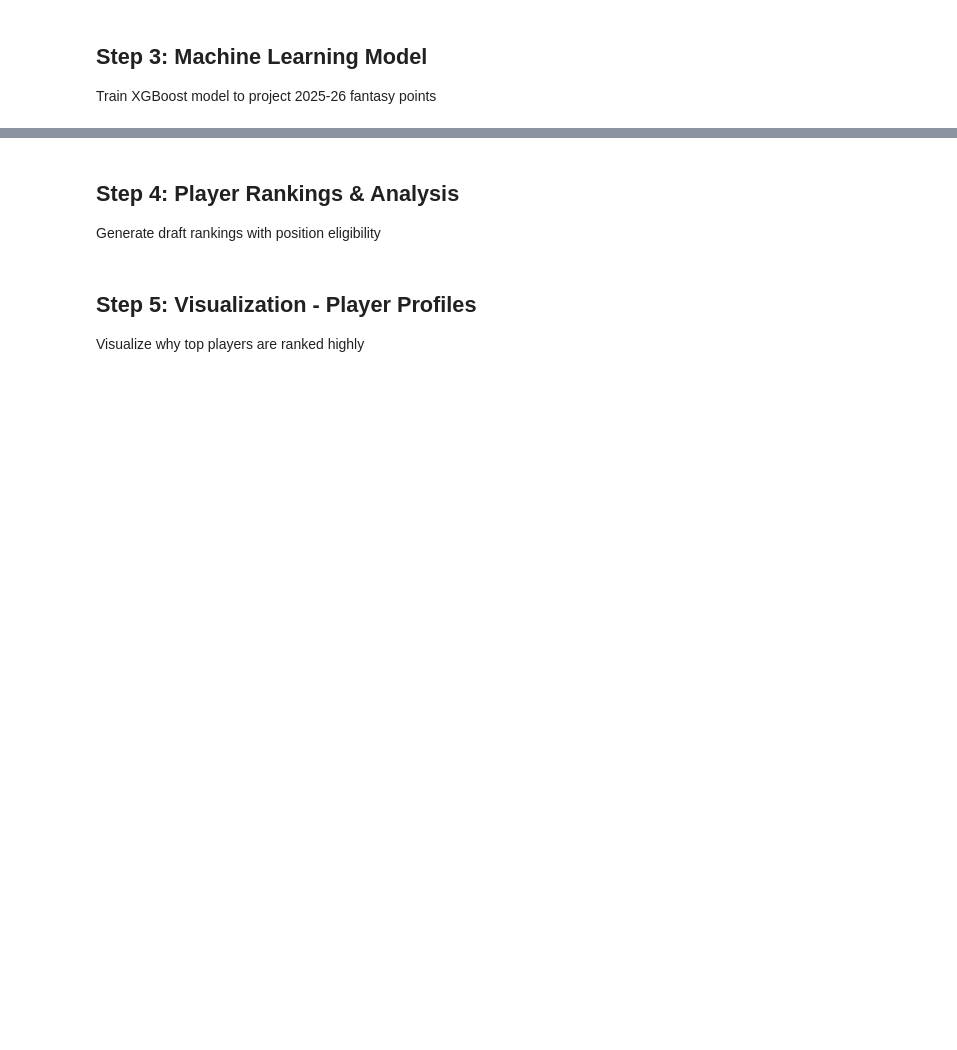
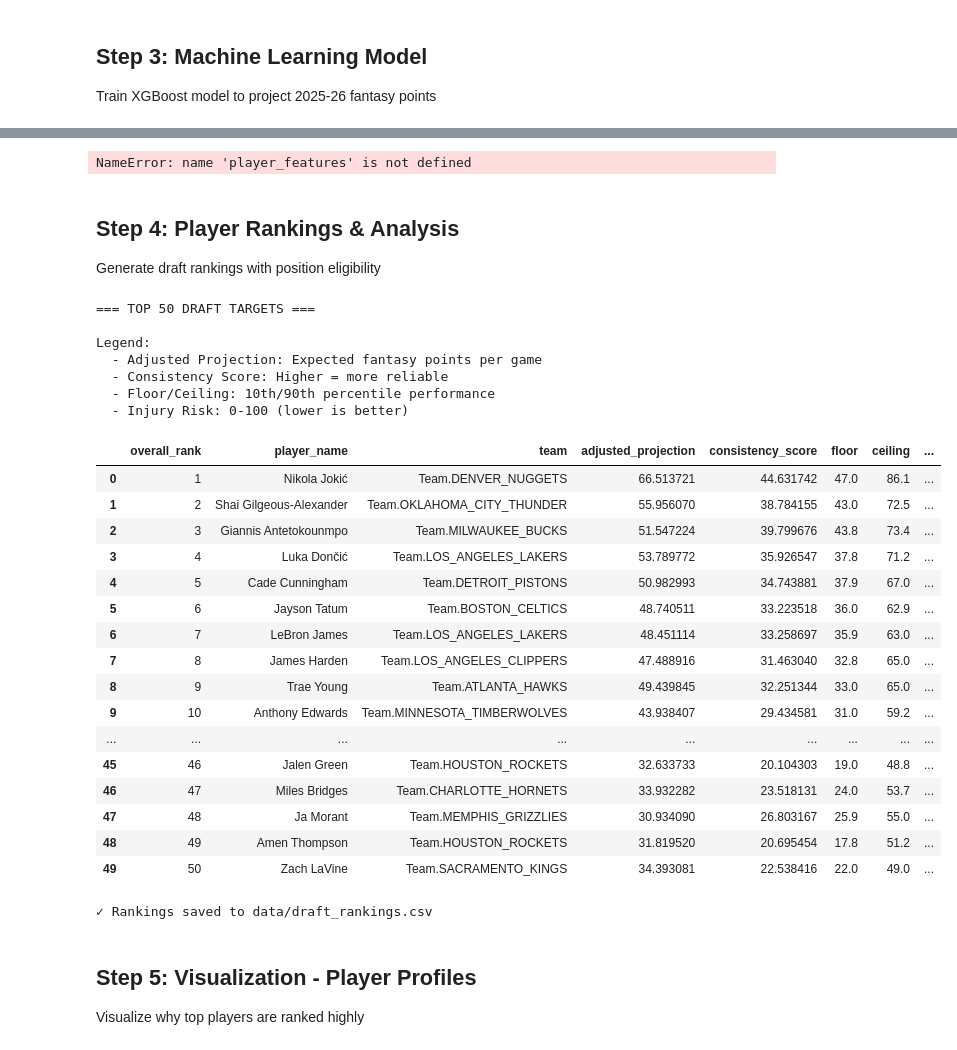
Before and after one commit to min-is/yahoo-nba-fantasy-draft, a Jupyter notebook: NBA_Fantasy_Draft_Tool.ipynb, the cells around one changed output, grey strips where cells are left out. Saved outputs shown, nothing was run; the diff lists cells and outputs as text; code cells hidden in the pictures; blank space fills up the shorter version.

```diff
--- a/NBA_Fantasy_Draft_Tool.ipynb
+++ b/NBA_Fantasy_Draft_Tool.ipynb
@@ -67,0 +152,37 @@ print(f"  - Seasons: {sorted(game_logs['season_end_year'].unique())}")
+# %%
+# Run this BEFORE the feature engineering step to convert Team enums to strings
+# This will make the data easier to work with
+
+print("Converting Team enum objects to strings...")
+
+# Convert team column to string
+if 'team' in game_logs.columns:
+    game_logs['team'] = game_logs['team'].astype(str)
+    print(f"✓ Converted {len(game_logs)} team values to strings")
+
+    # Show sample values
+    print("\nSample converted team values:")
+    print(game_logs['team'].value_counts().head(5))
+
+# Also convert opponent column if it exists
+if 'opponent' in game_logs.columns:
+    game_logs['opponent'] = game_logs['opponent'].astype(str)
+    print(f"✓ Converted opponent values to strings")
+
+# Convert location column if it exists and is enum
+if 'location' in game_logs.columns:
+    try:
+        game_logs['location'] = game_logs['location'].astype(str)
+        print(f"✓ Converted location values to strings")
+    except:
+        pass
+
+# Convert outcome column if it exists and is enum
+if 'outcome' in game_logs.columns:
+    try:
+        game_logs['outcome'] = game_logs['outcome'].astype(str)
+        print(f"✓ Converted outcome values to strings")
+    except:
+        pass
+
+print("\nConversion complete. You can now proceed with feature engineering.")
@@ -107,11 +618,11 @@ feature_columns = [
     'avg_fp', 'median_fp', 'std_fp', 'floor', 'ceiling',
     'consistency_score', 'coef_variation', 'iqr_ratio',
     'optimized_ma_fp', 'optimized_ma_points', 'optimized_ma_rebounds', 'optimized_ma_assists',
-    'injury_risk_score', 'age_adjustment', 'age', 'games_played_count'
+    'injury_risk_score', 'games_played_count'
 ]
 
 # Filter to players with minimum games played
-min_games = 30
+min_games = 50
 model_data = player_features[player_features['games_played_count'] >= min_games].copy()
 
 X = model_data[feature_columns].fillna(0)
@@ -161,11 +672,12 @@ model_data['projected_fp'] = model.predict(X_scaled)
 # Apply age and injury adjustments
 model_data['adjusted_projection'] = (
     model_data['projected_fp'] *
-    model_data['age_adjustment'] *
     (1 - model_data['injury_risk_score'] / 200)  # Reduce by up to 50% for high injury risk
 )
 
 print("\n✓ Projections complete!")
+# %% [output]
+NameError: name 'player_features' is not defined
 # %% [markdown]
 ## Step 4: Player Rankings & Analysis
 
@@ -185,34 +697,60 @@ model_data['draft_score'] = (
 
 # Apply contender bonus (prefer players on playoff teams)
 model_data['draft_score'] = np.where(
     model_data['is_contender'],
     model_data['draft_score'] * 1.05,
     model_data['draft_score'] * 0.95
 )
 
 # Sort by draft score
 rankings = model_data.sort_values('draft_score', ascending=False).reset_index(drop=True)
 rankings['overall_rank'] = range(1, len(rankings) + 1)
 
 # Display top 50
 display_cols = [
-    'overall_rank', 'player_name', 'team', 'age',
+    'overall_rank', 'player_name', 'team',
     'adjusted_projection', 'consistency_score', 'floor', 'ceiling',
     'injury_risk_score', 'is_contender'
 ]
 
 print("\n=== TOP 50 DRAFT TARGETS ===")
 print("\nLegend:")
 print("  - Adjusted Projection: Expected fantasy points per game")
 print("  - Consistency Score: Higher = more reliable")
 print("  - Floor/Ceiling: 10th/90th percentile performance")
 print("  - Injury Risk: 0-100 (lower is better)\n")
 
 display(rankings[display_cols].head(50))
 
 # Save rankings
 rankings.to_csv('data/draft_rankings.csv', index=False)
 print("\n✓ Rankings saved to data/draft_rankings.csv")
+# %% [output]
+=== TOP 50 DRAFT TARGETS ===
+
+Legend:
+  - Adjusted Projection: Expected fantasy points per game
+  - Consistency Score: Higher = more reliable
+  - Floor/Ceiling: 10th/90th percentile performance
+  - Injury Risk: 0-100 (lower is better)
+|  | overall_rank | player_name | team | adjusted_projection | consistency_score | floor | ceiling | ... |
+| 0 | 1 | Nikola Jokić | Team.DENVER_NUGGETS | 66.513721 | 44.631742 | 47.0 | 86.1 | ... |
+| 1 | 2 | Shai Gilgeous-Alexander | Team.OKLAHOMA_CITY_THUNDER | 55.956070 | 38.784155 | 43.0 | 72.5 | ... |
+| 2 | 3 | Giannis Antetokounmpo | Team.MILWAUKEE_BUCKS | 51.547224 | 39.799676 | 43.8 | 73.4 | ... |
+| 3 | 4 | Luka Dončić | Team.LOS_ANGELES_LAKERS | 53.789772 | 35.926547 | 37.8 | 71.2 | ... |
+| 4 | 5 | Cade Cunningham | Team.DETROIT_PISTONS | 50.982993 | 34.743881 | 37.9 | 67.0 | ... |
+| 5 | 6 | Jayson Tatum | Team.BOSTON_CELTICS | 48.740511 | 33.223518 | 36.0 | 62.9 | ... |
+| 6 | 7 | LeBron James | Team.LOS_ANGELES_LAKERS | 48.451114 | 33.258697 | 35.9 | 63.0 | ... |
+| 7 | 8 | James Harden | Team.LOS_ANGELES_CLIPPERS | 47.488916 | 31.463040 | 32.8 | 65.0 | ... |
+| 8 | 9 | Trae Young | Team.ATLANTA_HAWKS | 49.439845 | 32.251344 | 33.0 | 65.0 | ... |
+| 9 | 10 | Anthony Edwards | Team.MINNESOTA_TIMBERWOLVES | 43.938407 | 29.434581 | 31.0 | 59.2 | ... |
+| ... | ... | ... | ... | ... | ... | ... | ... | ... |
+| 45 | 46 | Jalen Green | Team.HOUSTON_ROCKETS | 32.633733 | 20.104303 | 19.0 | 48.8 | ... |
+| 46 | 47 | Miles Bridges | Team.CHARLOTTE_HORNETS | 33.932282 | 23.518131 | 24.0 | 53.7 | ... |
+| 47 | 48 | Ja Morant | Team.MEMPHIS_GRIZZLIES | 30.934090 | 26.803167 | 25.9 | 55.0 | ... |
+| 48 | 49 | Amen Thompson | Team.HOUSTON_ROCKETS | 31.819520 | 20.695454 | 17.8 | 51.2 | ... |
+| 49 | 50 | Zach LaVine | Team.SACRAMENTO_KINGS | 34.393081 | 22.538416 | 22.0 | 49.0 | ... |
+✓ Rankings saved to data/draft_rankings.csv
 # %% [markdown]
 ## Step 5: Visualization - Player Profiles
 
```
Also changed, not shown: parts of 10 cells of this notebook, 10 other files.
